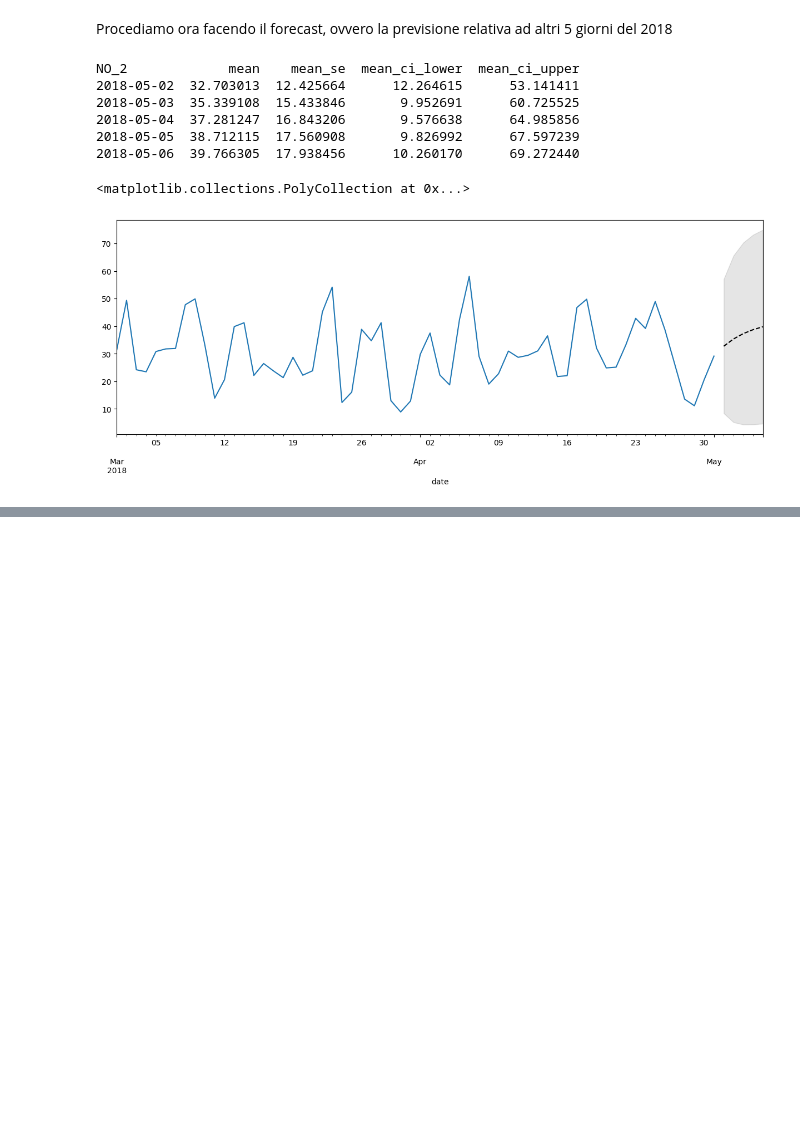
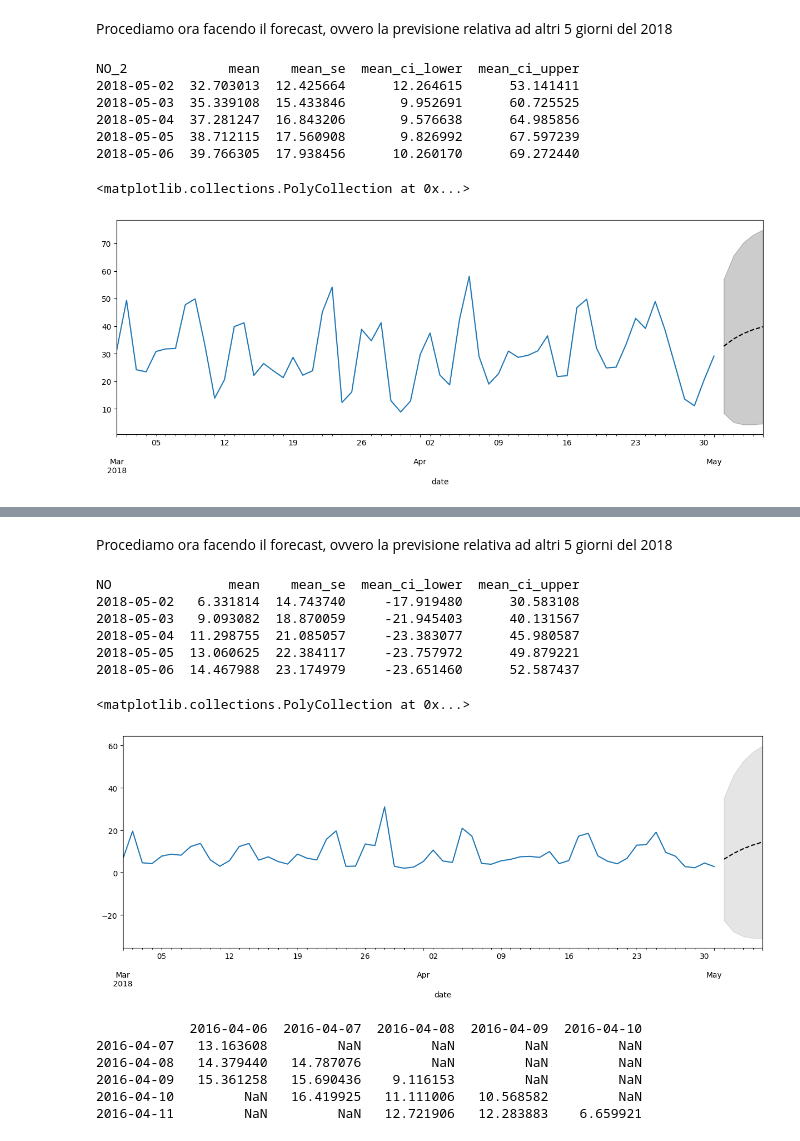
Before and after one commit to ChiaraAmalia/DataScience2Project, a Jupyter notebook: forecasting.ipynb, the cells around one changed output, grey strips where cells are left out. Drawn from its saved outputs; the diff is of its cells as text; code cells hidden in the pictures; blank space fills up the shorter version.

```diff
--- a/forecasting.ipynb
+++ b/forecasting.ipynb
@@ -159,0 +177,7 @@ dtype: float64
+# %%
+# Costruiamo il modello AR(1)
+mod1 = sm.tsa.SARIMAX(forNo, order=(1, 0, 0), trend='c')
+# Stimiamo i parametri del modello
+res1 = mod1.fit()
+# Stampiamo i risultati
+print(res1.summary())
@@ -159,0 +202,60 @@ dtype: float64
+# %% [markdown]
+Procediamo ora facendo il forecast, ovvero la previsione relativa ad altri 5 giorni del 2018
+# %%
+fcast_res11 = res1.get_forecast(steps=5)
+#stampiamo il forecast specificando per esso un intervallo di confidenza del 90%
+print(fcast_res11.summary_frame(alpha=0.10))
+
+fig1, ax1 = plt.subplots(figsize=(15, 5))
+
+# Mettiamo nel grafico i dati, prendendone un sotto insieme che va dal 2018-03-01 per rendere il tutto più visibile
+forNo.loc['2018-03-01':].plot(ax=ax1)
+
+# Costruiamo il forecast
+fcast1 = res1.get_forecast(steps=5).summary_frame()
+fcast1['mean'].plot(ax=ax1, style='k--')
+ax1.fill_between(fcast1.index, fcast1['mean_ci_lower'], fcast1['mean_ci_upper'], color='k', alpha=0.1)
+# %% [output]
+NO               mean    mean_se  mean_ci_lower  mean_ci_upper
+2018-05-02   6.331814  14.743740     -17.919480      30.583108
+2018-05-03   9.093082  18.870059     -21.945403      40.131567
+2018-05-04  11.298755  21.085057     -23.383077      45.980587
+2018-05-05  13.060625  22.384117     -23.757972      49.879221
+2018-05-06  14.467988  23.174979     -23.651460      52.587437
+<matplotlib.collections.PolyCollection at 0x...>
+[figure, added]
+# %%
+nforecasts1 = 3
+forecasts1 = {}
+
+# Settiamo il numero di elementi del training set considerando di prendere l'80% dei dati a disposizione
+nobs1 = len(forNo)
+n_init_training1 = int(nobs1 * 0.8)
+
+# Creiamo il modello per il training
+init_training_forNo = forNo.iloc[:n_init_training1]
+mod1 = sm.tsa.SARIMAX(init_training_forNo, order=(1, 0, 0), trend='c')
+res1 = mod1.fit()
+
+# Salviamo il forecast iniziale
+forecasts1[init_training_forNo.index[-1]] = res1.forecast(steps=nforecasts1)
+
+# Andiamo avanti per i vari componenti del campione
+for t in range(n_init_training1, nobs1):
+    # aggiorniamo il risultato con l'append della nuova osservazione
+    updated_forNo = forNo.iloc[t:t+1]
+    res1 = res1.append(updated_forNo, refit=False)
+    # Salviasmo il nuovo insieme di forecasts
+    forecasts1[updated_forNo.index[0]] = res1.forecast(steps=nforecasts1)
+
+# Mettiamo insieme tutti i forecasts in un dataframe
+forecasts1 = pd.concat(forecasts1, axis=1)
+
+print(forecasts1.iloc[:5, :5])
+# %% [output]
+            2016-04-06  2016-04-07  2016-04-08  2016-04-09  2016-04-10
+2016-04-07   13.163608         NaN         NaN         NaN         NaN
+2016-04-08   14.379440   14.787076         NaN         NaN         NaN
+2016-04-09   15.361258   15.690436    9.116153         NaN         NaN
+2016-04-10         NaN   16.419925   11.111006   10.568582         NaN
+2016-04-11         NaN         NaN   12.721906   12.283883    6.659921
```
Also changed, not shown: parts of 38 cells of this notebook.
